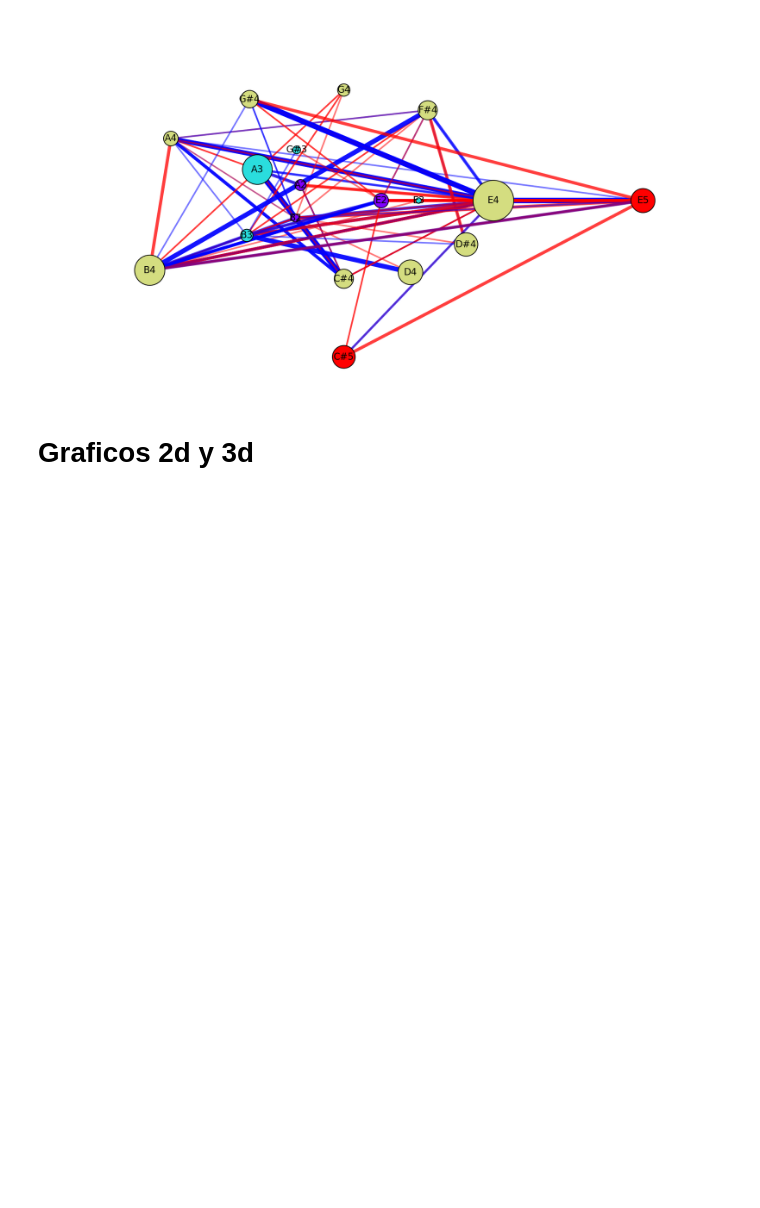
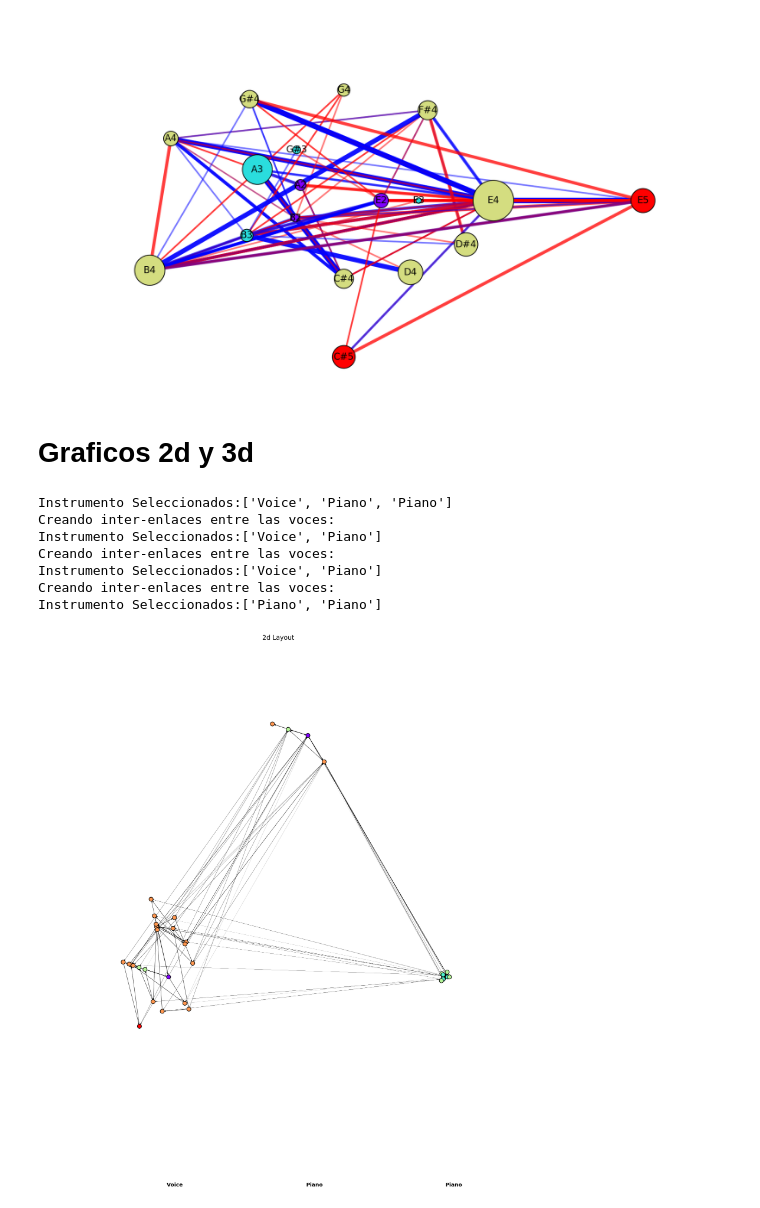
Before and after one commit to Redes2018/TP_esp, a Jupyter notebook: analisis.ipynb, the cells around one changed output. Cells and saved outputs as stored; diff of their text form; code cells hidden in the pictures; blank space fills up the shorter version.

Commit message:
Agrego armonias entre voces y graficos 2d_3d a Analisis.ipynb

```diff
--- a/analisis.ipynb
+++ b/analisis.ipynb
@@ -151,4 +151,14 @@ plt.show()
 # %% [markdown]
 # Graficos 2d y 3d
 # %%
+cancion = r'./partituras/Rock/Beatles/beatles_wood.mxl'
 f_graficar_2dy3d(cancion,[0,1,2])
+# %% [output]
+Instrumento Seleccionados:['Voice', 'Piano', 'Piano']
+Creando inter-enlaces entre las voces:
+Instrumento Seleccionados:['Voice', 'Piano']
+Creando inter-enlaces entre las voces:
+Instrumento Seleccionados:['Voice', 'Piano']
+Creando inter-enlaces entre las voces:
+Instrumento Seleccionados:['Piano', 'Piano']
+[figure, added]
```
Also changed, not shown: parts of 1 cell of this notebook.
